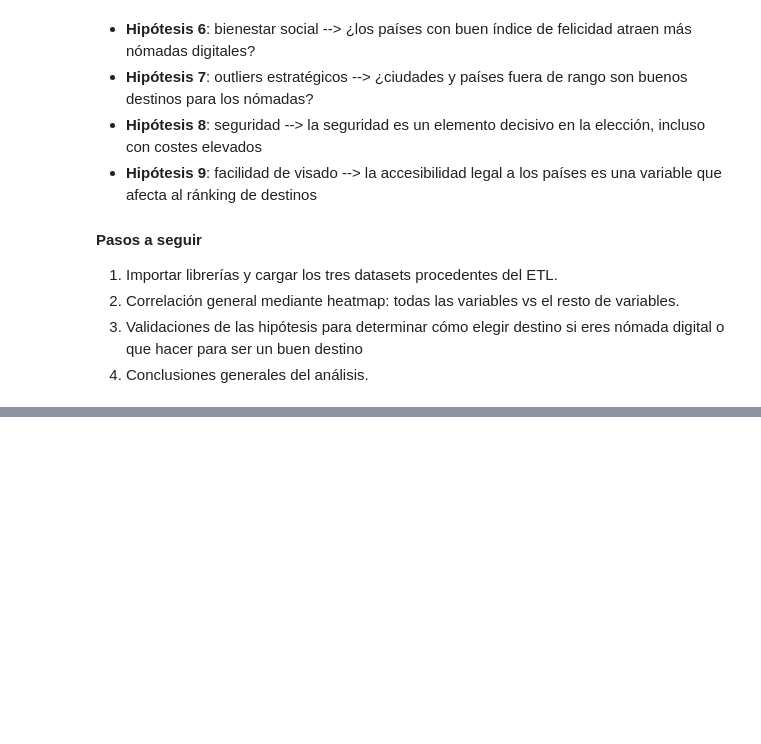
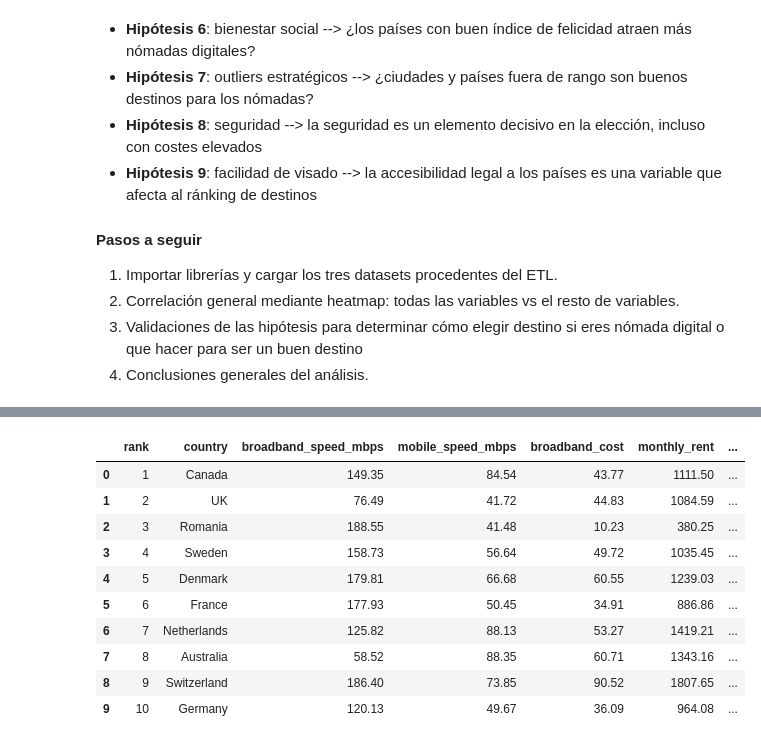
Before and after one commit to danielaaguirrej55-source/EDA-Nomadismo-Digital, a Jupyter notebook: src/notebooks/EDA-bivariante-juanfcia-draft.ipynb, the cells around one changed output, grey strips where cells are left out. Saved outputs shown, nothing was run; the diff lists cells and outputs as text; code cells hidden in the pictures; blank space fills up the shorter version.

```diff
--- a/src/notebooks/EDA-bivariante-juanfcia-draft.ipynb
+++ b/src/notebooks/EDA-bivariante-juanfcia-draft.ipynb
@@ -36,0 +79,14 @@ Básicamente es responder las siguientes preguntas:
+# %%
+df_circleloop.head(10) # Dataset de Nomad Index de Circleloop
+# %% [output]
+|  | rank | country | broadband_speed_mbps | mobile_speed_mbps | broadband_cost | monthly_rent | ... |
+| 0 | 1 | Canada | 149.35 | 84.54 | 43.77 | 1111.50 | ... |
+| 1 | 2 | UK | 76.49 | 41.72 | 44.83 | 1084.59 | ... |
+| 2 | 3 | Romania | 188.55 | 41.48 | 10.23 | 380.25 | ... |
+| 3 | 4 | Sweden | 158.73 | 56.64 | 49.72 | 1035.45 | ... |
+| 4 | 5 | Denmark | 179.81 | 66.68 | 60.55 | 1239.03 | ... |
+| 5 | 6 | France | 177.93 | 50.45 | 34.91 | 886.86 | ... |
+| 6 | 7 | Netherlands | 125.82 | 88.13 | 53.27 | 1419.21 | ... |
+| 7 | 8 | Australia | 58.52 | 88.35 | 60.71 | 1343.16 | ... |
+| 8 | 9 | Switzerland | 186.40 | 73.85 | 90.52 | 1807.65 | ... |
+| 9 | 10 | Germany | 120.13 | 49.67 | 36.09 | 964.08 | ... |
```
Also changed, not shown: parts of 12 cells of this notebook.
